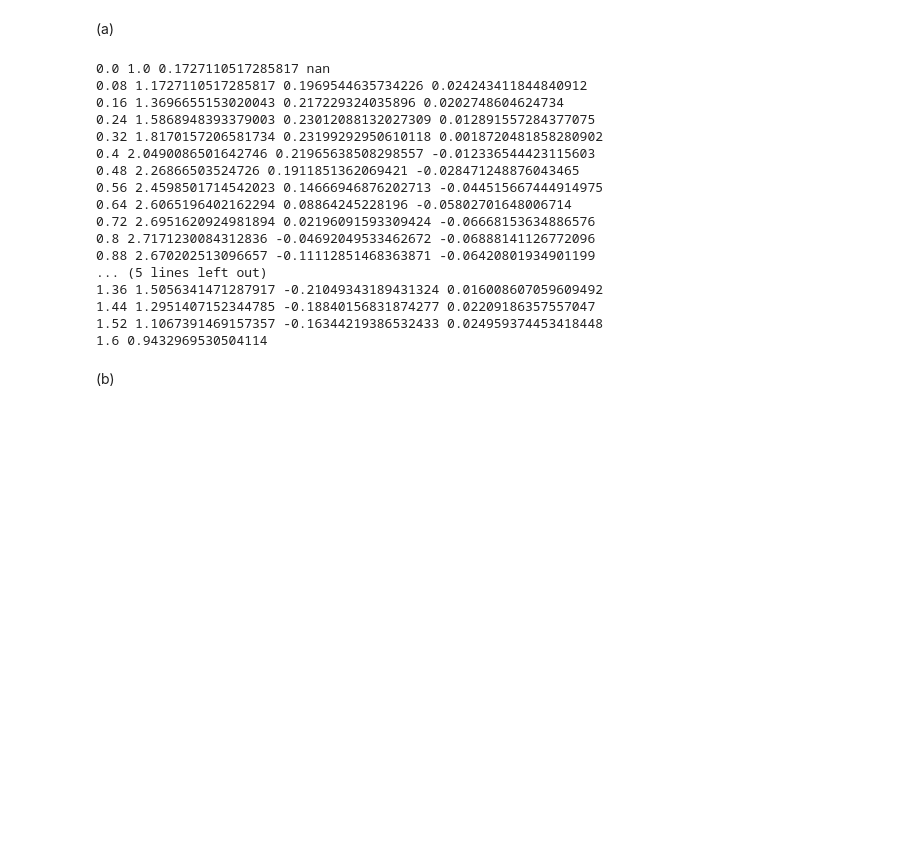
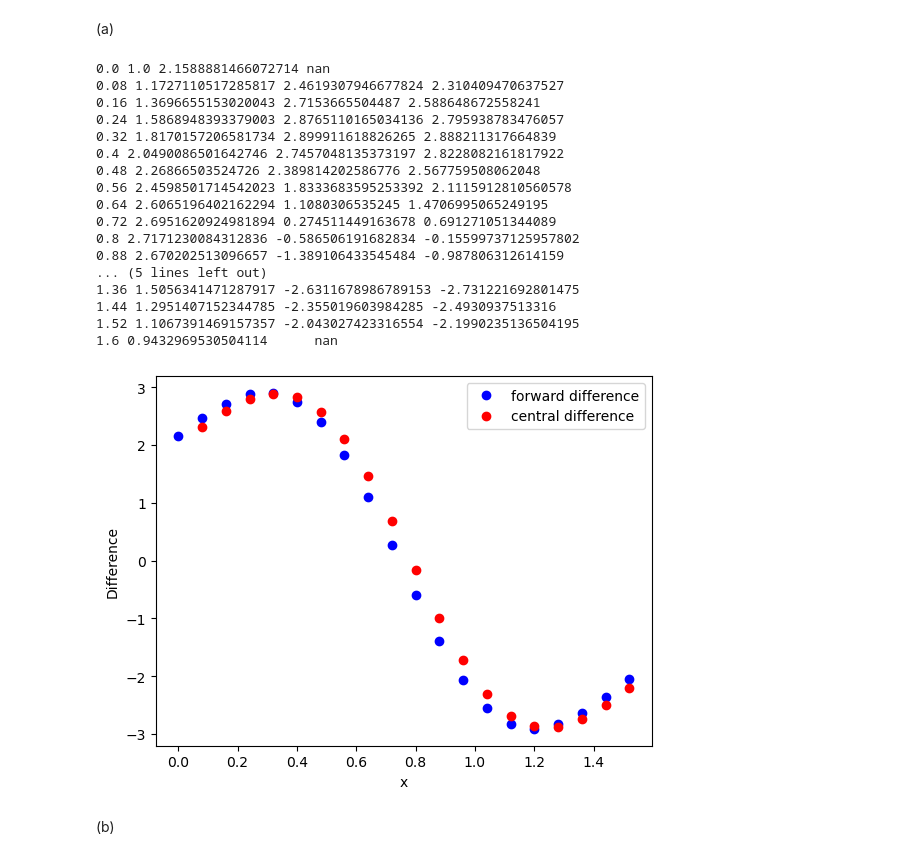
Before and after one commit to Liazulene/Fragile, a Jupyter notebook: A1/py1-ANSWER.ipynb, the cells around one changed output. Saved outputs shown, nothing was run; the diff lists cells and outputs as text; code cells hidden in the pictures; blank space fills up the shorter version.

```diff
--- a/A1/py1-ANSWER.ipynb
+++ b/A1/py1-ANSWER.ipynb
@@ -201,42 +221,63 @@ for x,v in zip(x_list,v_list):
 # %% [markdown]
 (a)
 # %%
+dx = 0.08
+
 #向前差分
-forward_diff = np.diff(v_list)
+forward_diff = np.diff(v_list) / dx
 
 #中心差分
-central_diff = np.diff(v_list, n=2)
 
-#准备输出
+
+n = len(v_list)
+central_diff_ex = np.zeros(n)
+
+for i in range(1, n-1):
+    central_diff_ex[i] = (v_list[i+1] - v_list[i-1]) / (2*dx)
+
+central_diff_ex[0] = None
+central_diff_ex[n-1] = None
+
+'''
+central_diff = np.delete(central_diff_ex,n-1)
+central_diff = np.delete(central_diff,0)
+'''
+
 forward_diff_ex = np.append(forward_diff, None)
-central_diff_ex = np.insert(central_diff, 0, None)
-central_diff_ex = np.append(central_diff_ex, None)
 array = list(zip_longest(x_list, v_list, forward_diff_ex, central_diff_ex, fillvalue=None))
 
 for i in range(len(x_list)):
     for j in range(len(array[i])):
         if array[i][j] is not None:
             print(format(array[i][j]), end=' ')
         else:
             print('     ', end='')
     print()
+
+plt.plot(x_list, forward_diff_ex, label='forward difference',marker='o',linestyle='', color='blue')
+plt.plot(x_list, central_diff_ex, label='central difference',marker='o',linestyle='', color='red')
+plt.xlabel('x')
+plt.ylabel("Difference")
+plt.legend()
+plt.show()
 # %% [output]
-0.0 1.0 0.1727110517285817 nan
-0.08 1.1727110517285817 0.1969544635734226 0.024243411844840912
-0.16 1.3696655153020043 0.217229324035896 0.0202748604624734
-0.24 1.5868948393379003 0.23012088132027309 0.012891557284377075
-0.32 1.8170157206581734 0.23199292950610118 0.0018720481858280902
-0.4 2.0490086501642746 0.21965638508298557 -0.012336544423115603
-0.48 2.26866503524726 0.1911851362069421 -0.028471248876043465
-0.56 2.4598501714542023 0.14666946876202713 -0.044515667444914975
-0.64 2.6065196402162294 0.08864245228196 -0.05802701648006714
-0.72 2.6951620924981894 0.02196091593309424 -0.06668153634886576
-0.8 2.7171230084312836 -0.04692049533462672 -0.06888141126772096
-0.88 2.670202513096657 -0.11112851468363871 -0.06420801934901199
+0.0 1.0 2.1588881466072714 nan
+0.08 1.1727110517285817 2.4619307946677824 2.310409470637527
+0.16 1.3696655153020043 2.7153665504487 2.588648672558241
+0.24 1.5868948393379003 2.8765110165034136 2.795938783476057
+0.32 1.8170157206581734 2.899911618826265 2.888211317664839
+0.4 2.0490086501642746 2.7457048135373197 2.8228082161817922
+0.48 2.26866503524726 2.389814202586776 2.567759508062048
+0.56 2.4598501714542023 1.8333683595253392 2.1115912810560578
+0.64 2.6065196402162294 1.1080306535245 1.4706995065249195
+0.72 2.6951620924981894 0.274511449163678 0.691271051344089
+0.8 2.7171230084312836 -0.586506191682834 -0.15599737125957802
+0.88 2.670202513096657 -1.389106433545484 -0.987806312614159
 ... (5 lines left out)
-1.36 1.5056341471287917 -0.21049343189431324 0.016008607059609492
-1.44 1.2951407152344785 -0.18840156831874277 0.02209186357557047
-1.52 1.1067391469157357 -0.16344219386532433 0.024959374453418448
-1.6 0.9432969530504114
+1.36 1.5056341471287917 -2.6311678986789153 -2.731221692801475
+1.44 1.2951407152344785 -2.355019603984285 -2.4930937513316
+1.52 1.1067391469157357 -2.043027423316554 -2.1990235136504195
+1.6 0.9432969530504114      nan
+[figure, added]
 # %% [markdown]
 (b)
```
Also changed, not shown: parts of 5 cells of this notebook.
